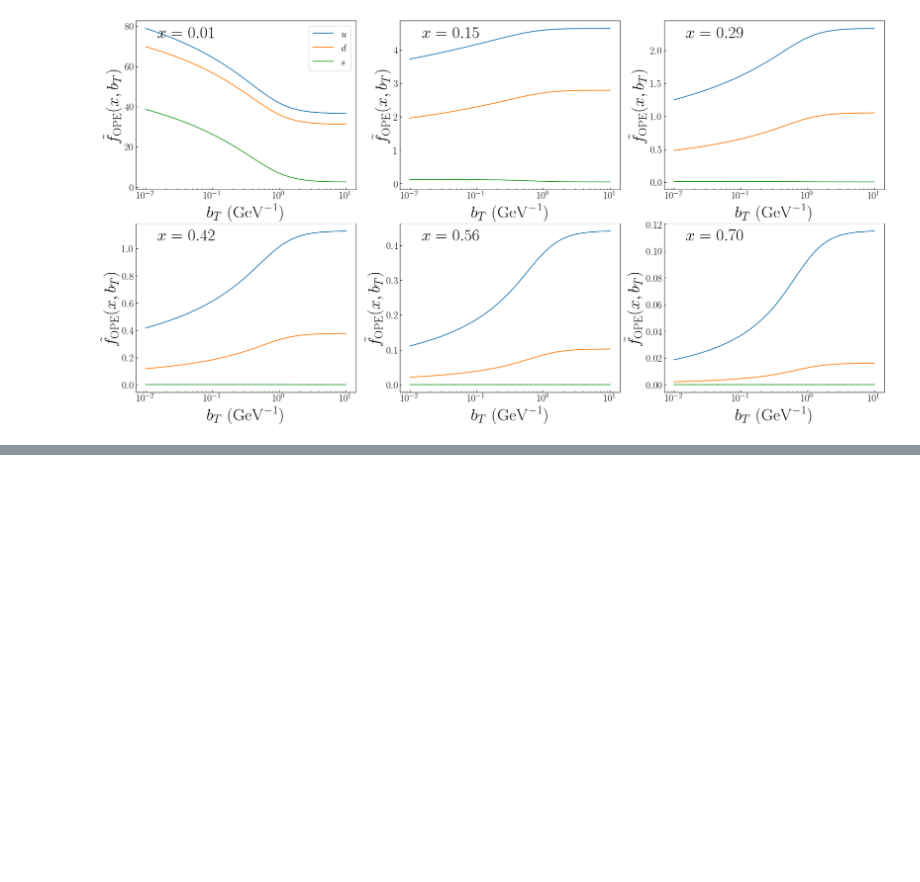
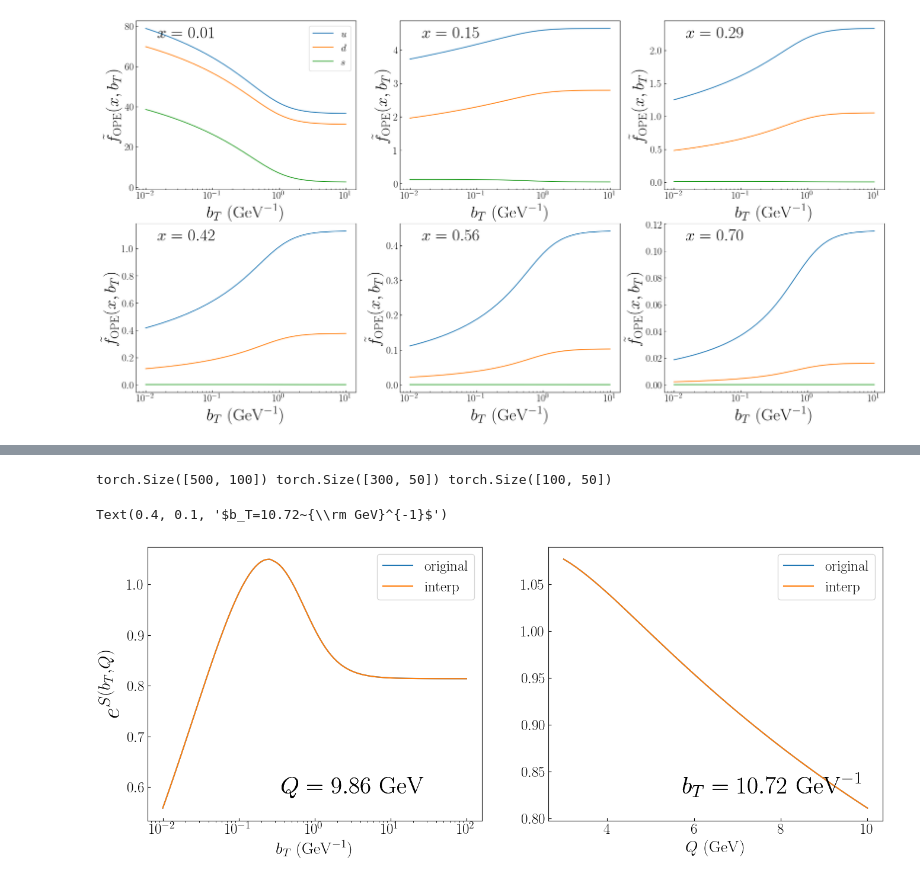
Before and after one commit to quantom-collab/tmd, a Jupyter notebook: OPE_EVO_notorch.ipynb, the cells around one changed output, grey strips where cells are left out. Cells and saved outputs as stored; diff of their text form; code cells hidden in the pictures; blank space fills up the shorter version.

```diff
--- a/OPE_EVO_notorch.ipynb
+++ b/OPE_EVO_notorch.ipynb
@@ -700,0 +738,41 @@ ax.tick_params(direction='in',labelsize=18,which='both',axis='both')
+# %%
+print(interpbT.shape,interpQ.shape,sud.shape)
+# %% [output]
+torch.Size([500, 100]) torch.Size([300, 50]) torch.Size([100, 50])
+# %%
+sud_new = torch.einsum('ib,bQ,jQ->ij',interpbT,sud,interpQ)
+# %%
+nrows,ncols=1,2
+py.figure(figsize=(8*ncols,6*nrows))
+ax = py.subplot(nrows,ncols,1)
+
+# ax.plot(x_new[x_new>1],sud_mod[x_new>1],label=r'$\rm interpolated$')
+# ax.plot(x_old[x_old>1],sud0[x_old>1],label=r'$\rm original$')
+
+idx=-2
+ax.plot(bTs,sud.T[idx],label=r'\rm original')
+ax.text(0.4,0.1,r'$Q=%.2f~{\rm GeV}$'%Q[idx],transform=ax.transAxes,size=30)
+
+idx = -7
+ax.plot(bTs_new,sud_new.T[idx],label=r'$\rm interp$')
+ax.tick_params(direction='in',labelsize=18)
+ax.semilogx()
+ax.legend(fontsize=18)
+ax.set_xlabel(r'$b_T~({\rm GeV}^{-1})$',size=20)
+ax.set_ylabel(r'$e^{S(b_T,Q)}$',size=30)
+ax.text(0.4,0.1,r'$Q=%.2f~{\rm GeV}$'%Q_new[idx],transform=ax.transAxes,size=30)
+
+ax=py.subplot(nrows,ncols,2)
+
+idx=75
+ax.plot(Q,sud[idx],label=r'$\rm original$')
+ax.text(0.4,0.1,r'$b_T=%.2f~{\rm GeV}^{-1}$'%bTs[idx],transform=ax.transAxes,size=30)
+idx=378
+ax.plot(Q_new,sud_new[idx],label=r'$\rm interp$')
+ax.tick_params(direction='in',labelsize=18)
+ax.legend(fontsize=18)
+ax.set_xlabel(r'$Q~({\rm GeV})$',size=20)
+ax.text(0.4,0.1,r'$b_T=%.2f~{\rm GeV}^{-1}$'%bTs_new[idx],transform=ax.transAxes,size=30)
+# %% [output]
+Text(0.4, 0.1, '$b_T=10.72~{\\rm GeV}^{-1}$')
+[figure, added]
```
Also changed, not shown: parts of 8 cells of this notebook, 1 other file.
